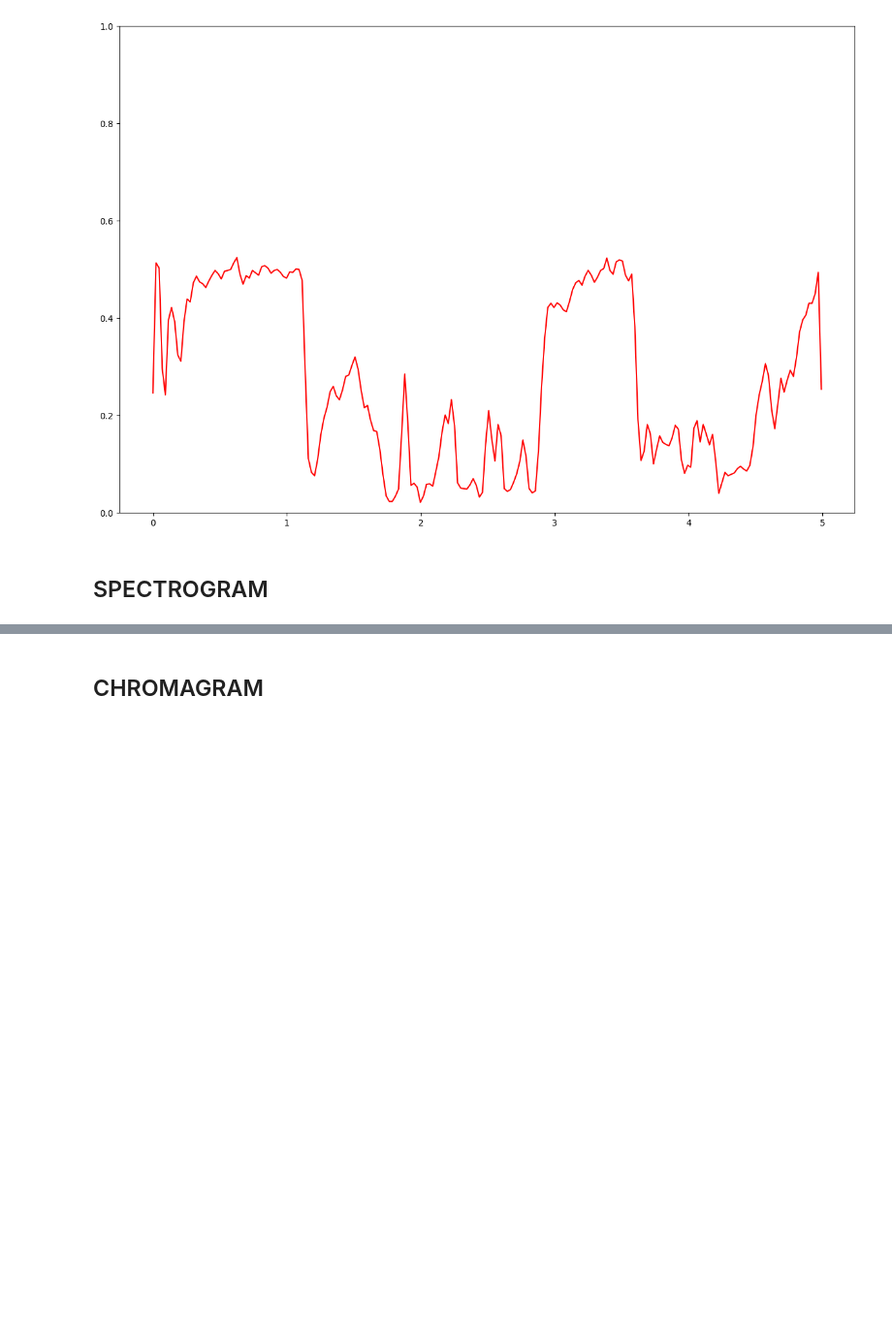
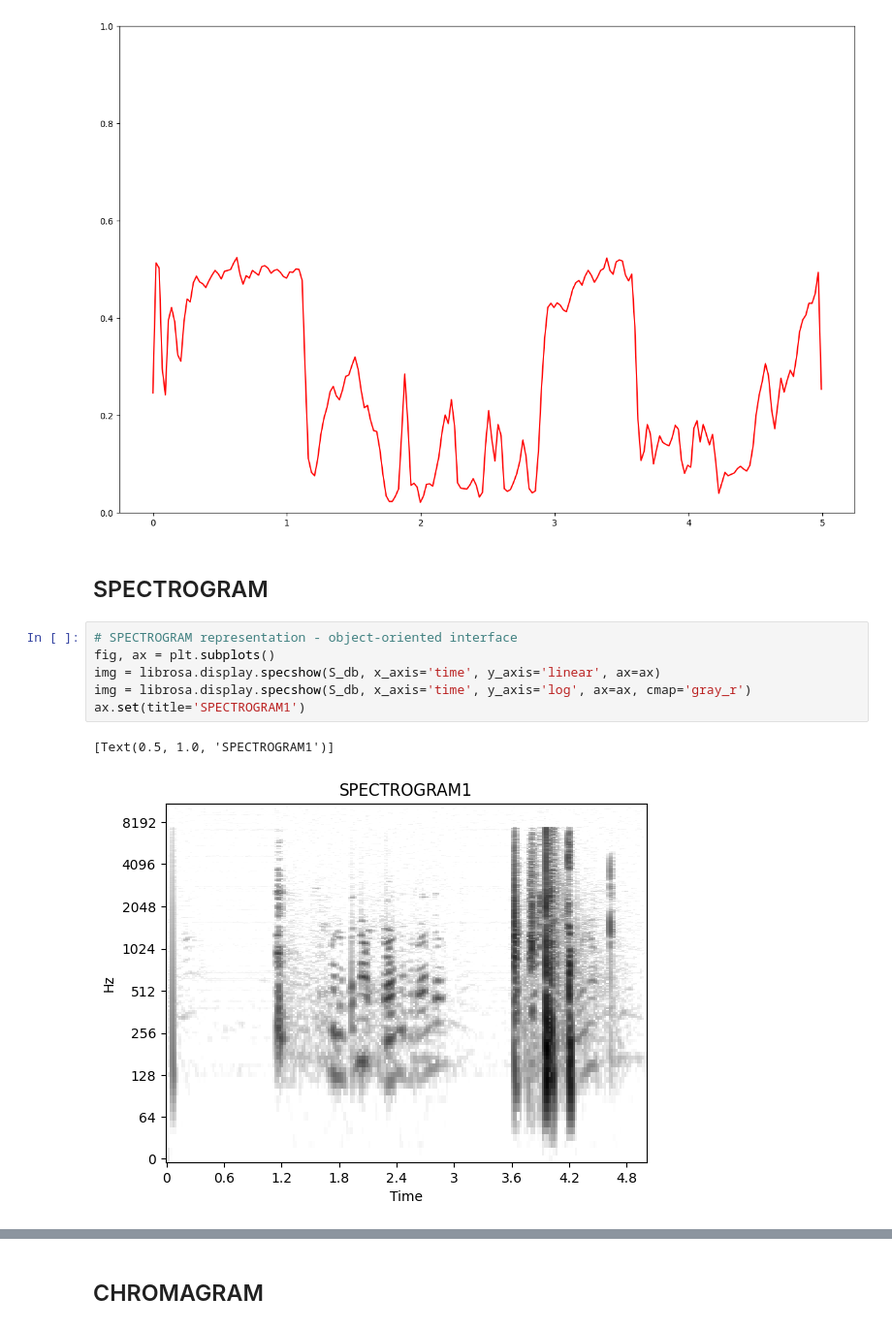
Before and after one commit to batres311/GraficaAudio, a Jupyter notebook: LibrosaGraficas.ipynb, the cells around one changed output, grey strips where cells are left out. Shown: that part at 97% size. Cells and saved outputs as stored; diff of their text form; blank space fills up the shorter version.

```diff
--- a/LibrosaGraficas.ipynb
+++ b/LibrosaGraficas.ipynb
@@ -143,3 +146,12 @@ plt.show()
 [figure]
 # %% [markdown]
 ## SPECTROGRAM
+# %%
+# SPECTROGRAM representation - object-oriented interface
+fig, ax = plt.subplots()
+img = librosa.display.specshow(S_db, x_axis='time', y_axis='linear', ax=ax)
+img = librosa.display.specshow(S_db, x_axis='time', y_axis='log', ax=ax, cmap='gray_r')
+ax.set(title='SPECTROGRAM1')
+# %% [output]
+[Text(0.5, 1.0, 'SPECTROGRAM1')]
+[figure, added]
```
Also changed, not shown: parts of 27 cells of this notebook, 9 other files.
